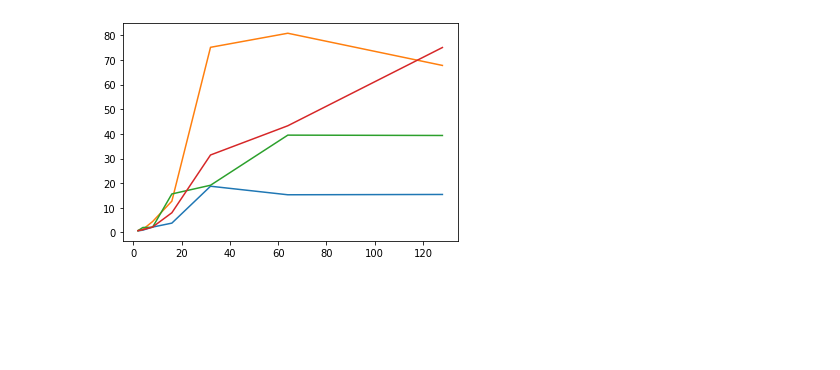
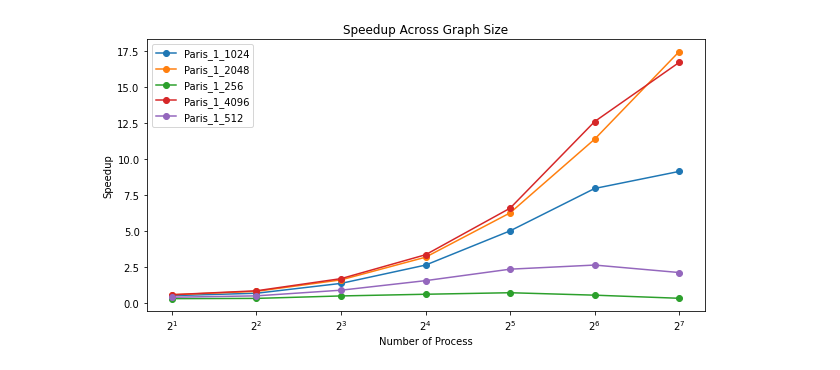
Before and after one commit to Lucas-707/PAStar, a Jupyter notebook: visualize.ipynb, the cells around one changed output. Saved outputs shown, nothing was run; the diff lists cells and outputs as text; code cells hidden in the pictures; blank space fills up the shorter version.

```diff
--- a/visualize.ipynb
+++ b/visualize.ipynb
@@ -24,20 +84,38 @@ map_list = [
 # %%
-fig = plt.figure()
+# speedup vs. graph size
+map_list = sorted([
+            'Paris_1_1024.csv',
+            'Paris_1_2048.csv',
+            'Paris_1_256.csv',
+            'Paris_1_4096.csv',
+            'Paris_1_512.csv',
+            ])
 
-for map in map_list:
-    csv_map_path = csv_dir + f"{map[:-4]}.csv"
+fig, ax = plt.subplots(nrows=1, ncols=1, figsize=(10,5))
+ax.xaxis.set_major_formatter(FormatStrFormatter('%d'))
+ax.set_xscale('log', base=2)
+ax.set_title("Speedup Across Graph Size")
+plt.setp(ax, xlabel="Number of Process")
+plt.setp(ax, ylabel="Speedup")
+
+for mid, map in enumerate(map_list):
+    csv_map_path = os.path.join(csv_dir, "mod_hash", map)
     df = pd.read_csv(csv_map_path)
     df['speedup'] = None
     df_base = df[df['#node received']==0]
     df = df[df['#node received'] > 0]
     for idx, row in df.iterrows():
         instance = row['instance name']
         trial_idx = row['trial index']
         base_row = df_base[(df_base['instance name']==instance) & (df_base['trial index']==trial_idx)].iloc[0]
         df.at[idx, 'speedup'] = base_row['runtime'] / row['runtime']
     df['speedup'] = df['speedup'].astype(float)
     group_dict = {'speedup':['mean']}
     gdf = df.groupby(['instance name', 'nproc'], as_index=False).agg(group_dict)
-    plt.plot(gdf['nproc'], gdf['speedup']['mean'])
+    ax.plot(gdf['nproc'], gdf['speedup']['mean'], 'o-', label=map[:-4], )
+
+# ax.legend(loc='lower center', ncol = 3, bbox_to_anchor=(0.2, -0.4))
+ax.legend()
+fig.savefig(f"./figures/mapsize.png", bbox_inches='tight', dpi=600)
 # %% [output]
-[figure, old version]
+[figure, new version]
```
Also changed, not shown: parts of 7 cells of this notebook, 3 other files.
